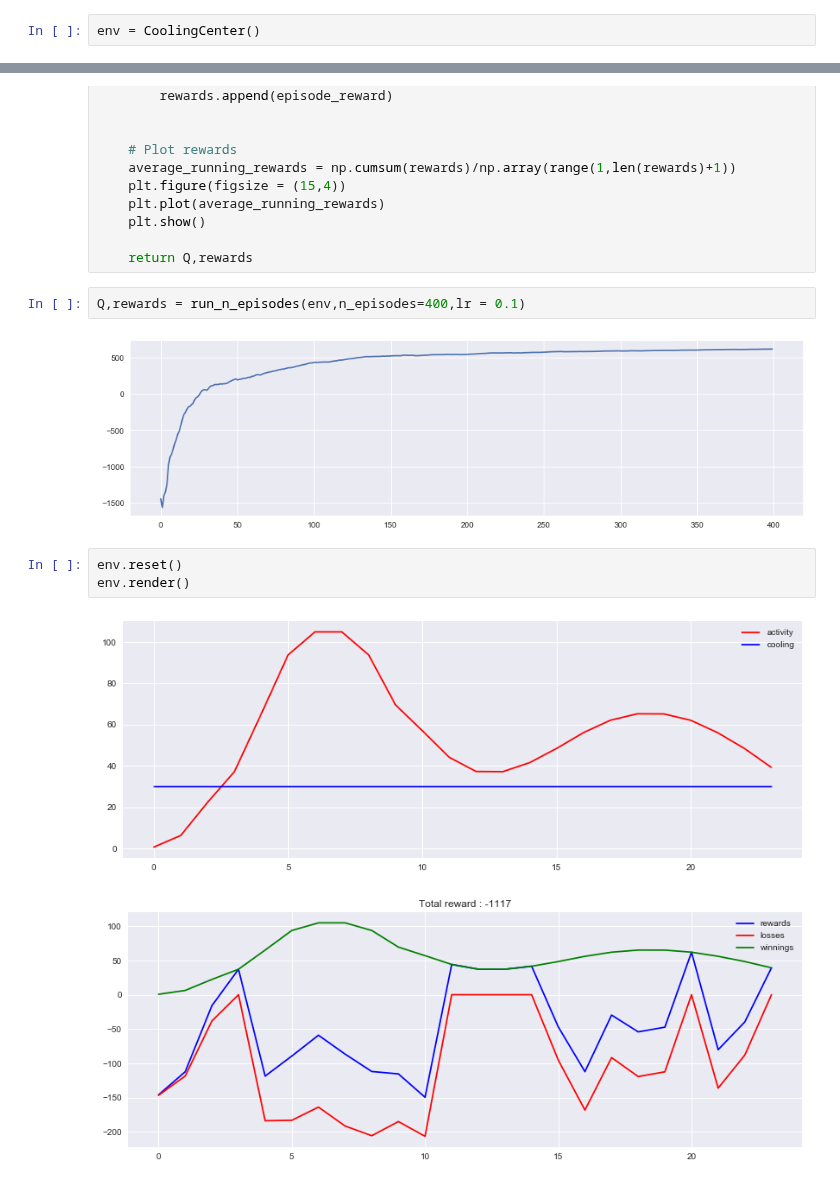
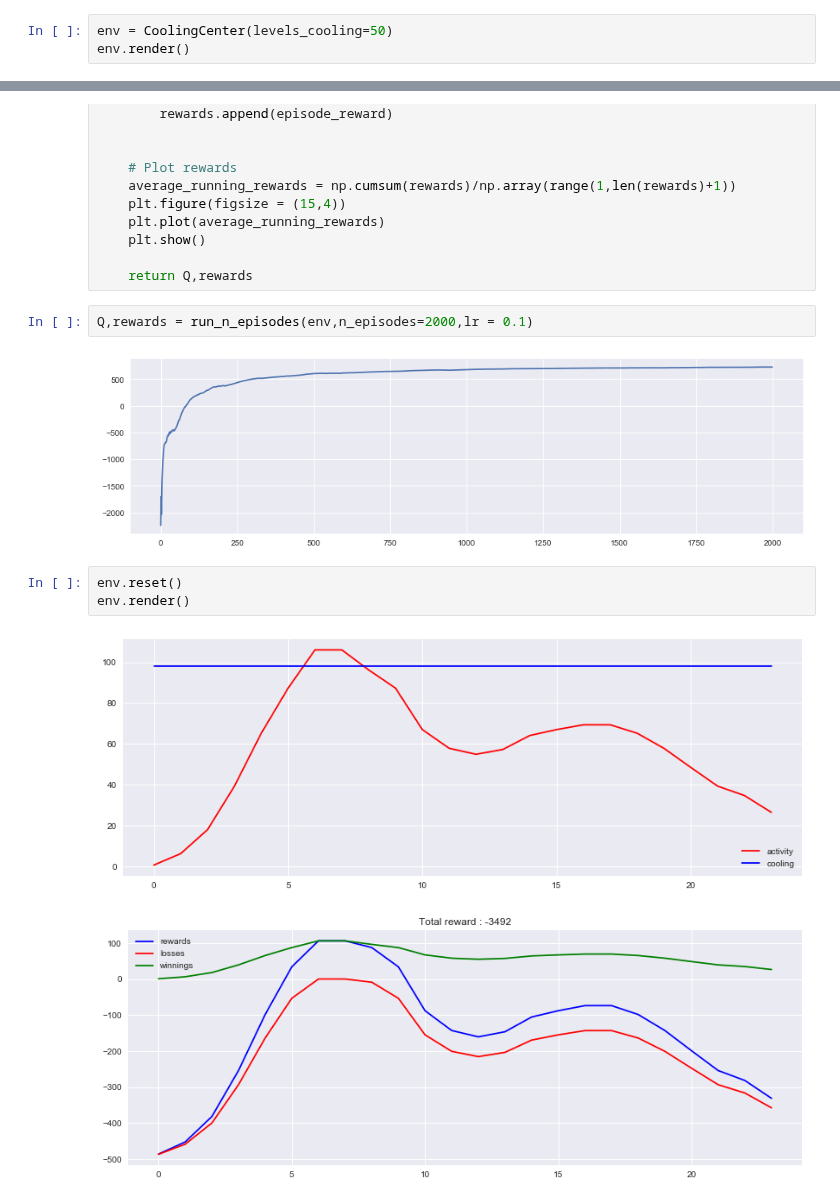
Before and after one commit to TheoLvs/machine-learning, a Jupyter notebook: 2. Reinforcement Learning/4. Reinforcement Learning - Q Learning.ipynb, the cells around one changed output, grey strips where cells are left out. Drawn from its saved outputs; the diff is of its cells as text.

```diff
--- a/2. Reinforcement Learning/4. Reinforcement Learning - Q Learning.ipynb
+++ b/2. Reinforcement Learning/4. Reinforcement Learning - Q Learning.ipynb
@@ -100,4 +100,5 @@ However :
 # %%
 from ai.rl.cooling_center import CoolingCenter
 # %%
-env = CoolingCenter()
+env = CoolingCenter(levels_cooling=50)
+env.render()
@@ -196,15 +192,15 @@ def run_n_episodes(env,n_episodes = 2000,lr = 0.8,gamma = 0.95):
 
     return Q,rewards
 # %%
-Q,rewards = run_n_episodes(env,n_episodes=400,lr = 0.1)
+Q,rewards = run_n_episodes(env,n_episodes=2000,lr = 0.1)
 # %% [output]
-[figure, old version]
+[figure, new version]
 # %%
 env.reset()
 env.render()
 # %% [output]
-[figure, old version]
+[figure, new version]
-[figure, old version]
+[figure, new version]
 # %%
 env.cooling
 # %% [output]
```
Also changed, not shown: parts of 7 cells of this notebook.
